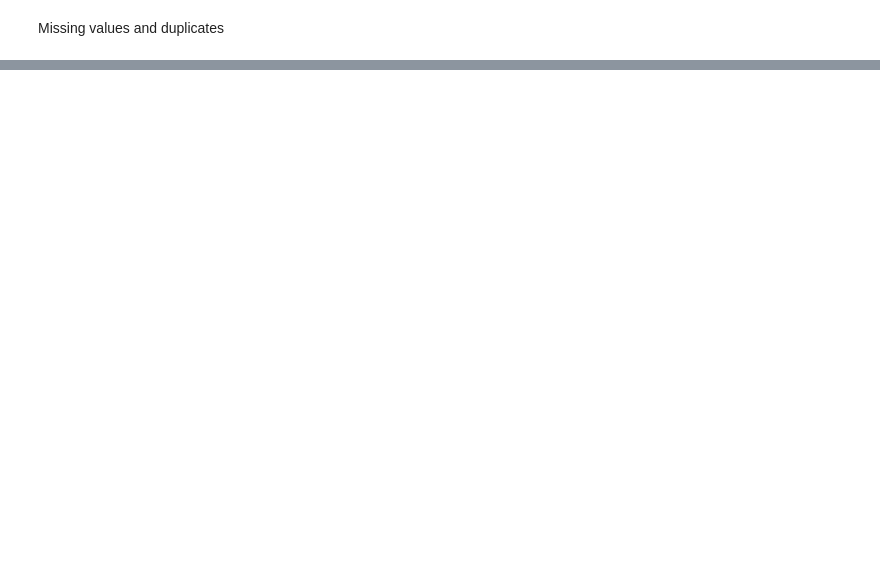
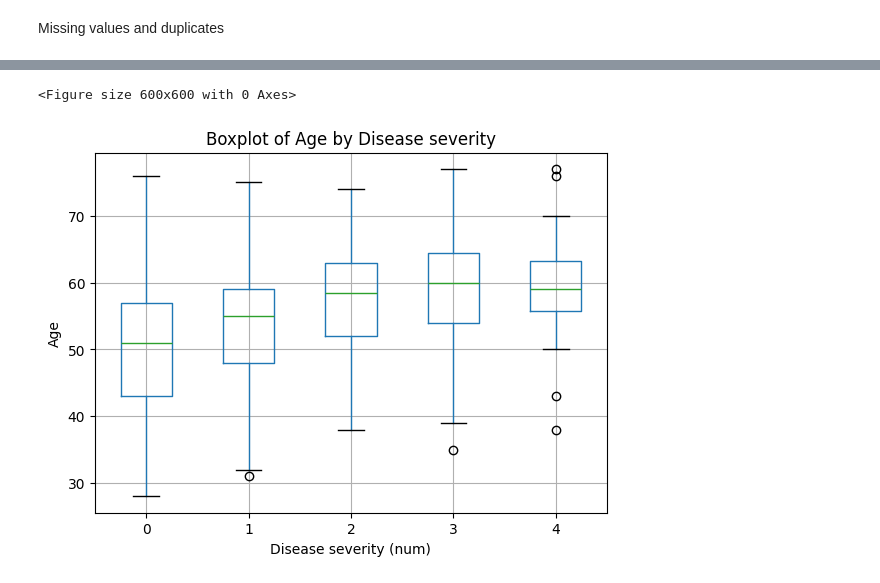
Before and after one commit to Francoamigoa/Week_2_homework, a Jupyter notebook: analysis.ipynb, the cells around one changed output, grey strips where cells are left out. Cells and saved outputs as stored; diff of their text form; code cells hidden in the pictures; blank space fills up the shorter version.

```diff
--- a/analysis.ipynb
+++ b/analysis.ipynb
@@ -128,0 +278,14 @@ print("After outlier removal, shape:", heart.shape)
+# %%
+import matplotlib.pyplot as plt
+
+# Boxplot sex-severity
+plt.figure(figsize=(6,6))
+heart.boxplot(column="age", by="num")
+plt.title("Boxplot of Age by Disease severity")
+plt.suptitle("")
+plt.xlabel("Disease severity (num)")
+plt.ylabel("Age")
+plt.show()
+# %% [output]
+<Figure size 600x600 with 0 Axes>
+[figure, added]
```
Also changed, not shown: parts of 18 cells of this notebook, 4 other files.
